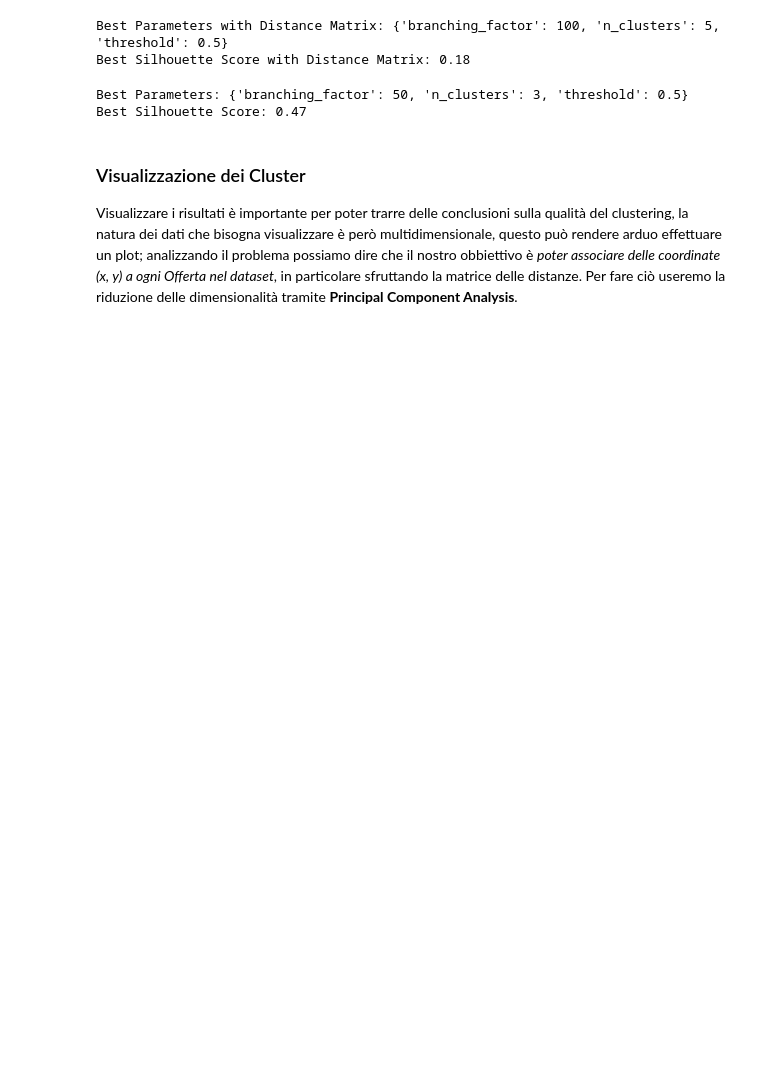
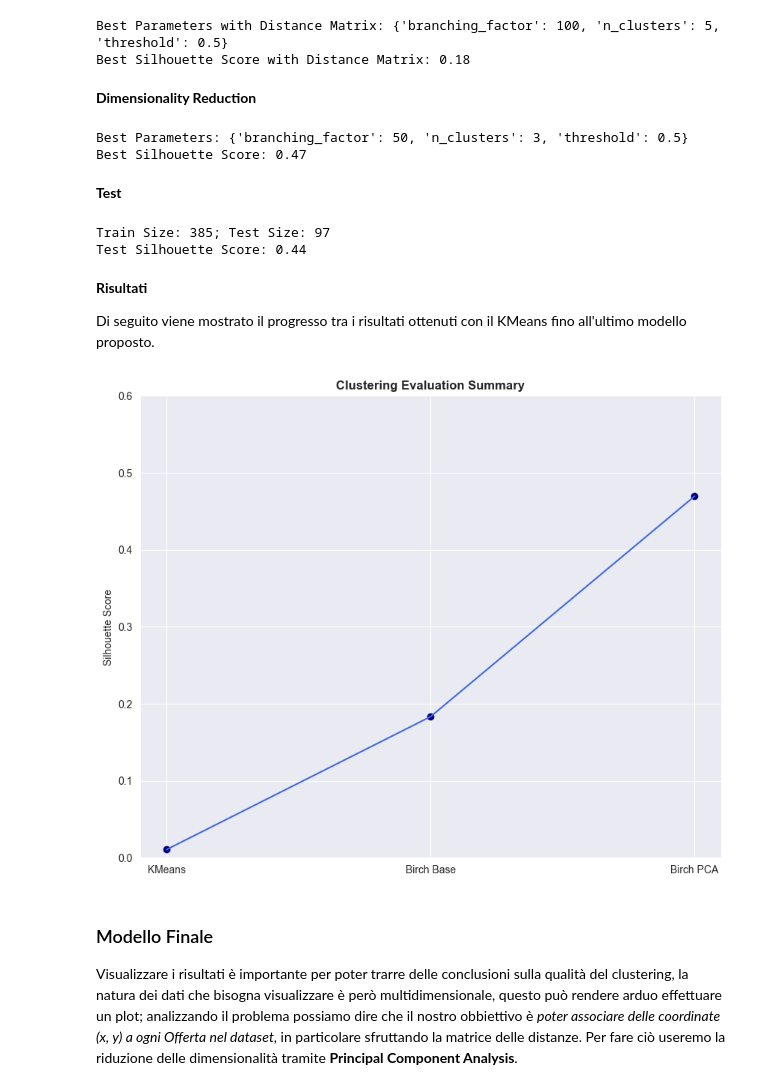
Before and after one commit to antoninoLorenzo/RecommenderSystem_TC, a Jupyter notebook: demo/notebooks/offers_modelling.ipynb, the cells around one changed output. Cells and saved outputs as stored; diff of their text form; code cells hidden in the pictures; blank space fills up the shorter version.

```diff
--- a/demo/notebooks/offers_modelling.ipynb
+++ b/demo/notebooks/offers_modelling.ipynb
@@ -96,6 +96,7 @@ with ThreadPoolExecutor(max_workers=4) as executor:
             print(f'Score for {k}: {value:.3f}')
             if value > max_value:
                 best_value = k
+                max_value = value
         except Exception as something:
             import traceback
             traceback.print_exc()
@@ -136,6 +139,8 @@ print(f"Best Silhouette Score with Distance Matrix: {gsearch_base.best_score_:.2
 # %% [output]
 Best Parameters with Distance Matrix: {'branching_factor': 100, 'n_clusters': 5, 'threshold': 0.5}
 Best Silhouette Score with Distance Matrix: 0.18
+# %% [markdown]
+**Dimensionality Reduction**
 # %%
 from sklearn.decomposition import PCA
 
@@ -151,17 +156,57 @@ print(f"Best Silhouette Score: {gsearch_pca.best_score_:.2f}")
 # %% [output]
 Best Parameters: {'branching_factor': 50, 'n_clusters': 3, 'threshold': 0.5}
 Best Silhouette Score: 0.47
+# %% [markdown]
+**Test**
+# %%
+from sklearn.model_selection import train_test_split
+
+
+X_train, X_test = train_test_split(distance_matrix, test_size=0.2, random_state=42)
+_train_data = _pca.fit_transform(X_train)
+_test_data = _pca.transform(X_test)
+print(f'Train Size: {len(_train_data)}; Test Size: {len(_test_data)}')
+
+gsearch_test = GridSearchCV(Birch(), param_grid, cv=5, scoring=birch_silhouette_scorer, n_jobs=-1)
+gsearch_test.fit(_train_data)
+
+brc_test = Birch(
+    n_clusters=gsearch_test.best_params_['n_clusters'],
+    threshold=gsearch_test.best_params_['threshold'],
+    branching_factor=gsearch_test.best_params_['branching_factor']
+)
+brc_test.fit(_train_data)
+test_labels = brc_test.predict(_test_data)
+test_score = silhouette_score(_test_data, test_labels)
+print(f"Test Silhouette Score: {test_score:.2f}")
+# %% [output]
+Train Size: 385; Test Size: 97
+Test Silhouette Score: 0.44
+# %% [markdown]
+**Risultati**
+
+Di seguito viene mostrato il progresso tra i risultati ottenuti con il KMeans fino all'ultimo modello proposto.
 # %%
-brc = Birch(
-    n_clusters=gsearch_pca.best_params_['n_clusters'],
-    threshold=gsearch_pca.best_params_['threshold'],
-    branching_factor=gsearch_pca.best_params_['branching_factor']
-)
-brc.fit(distance_matrix)
-labels = brc.labels_
-offers_frame['Group'] = labels
+results = {
+    'KMeans': max_value,
+    'Birch Base': gsearch_base.best_score_,
+    'Birch PCA': gsearch_pca.best_score_
+}
+plt.figure(figsize=(10,8))
+plt.title('Clustering Evaluation Summary', fontweight='bold')
+plt.ylabel('Silhouette Score')
+plt.ylim(0, +0.6)
+
+sns.lineplot(x=results.keys(), y=results.values(), color='royalblue')
+
+for key, value in results.items():
+    plt.scatter([key], [value], color='navy')
+
+plt.show()
+# %% [output]
+[figure, added]
 # %% [markdown]
-### Visualizzazione dei Cluster
+### Modello Finale
 
 Visualizzare i risultati è importante per poter trarre delle conclusioni sulla qualità del clustering, la natura dei dati che bisogna visualizzare è però multidimensionale, questo può rendere arduo effettuare un plot; analizzando il problema possiamo dire che il nostro obbiettivo è *poter associare delle coordinate (x, y) a ogni Offerta nel dataset*, in particolare sfruttando la matrice delle distanze.
 Per fare ciò useremo la riduzione delle dimensionalità tramite **Principal Component Analysis**.
```
Also changed, not shown: parts of 11 cells of this notebook, 1 other file.
